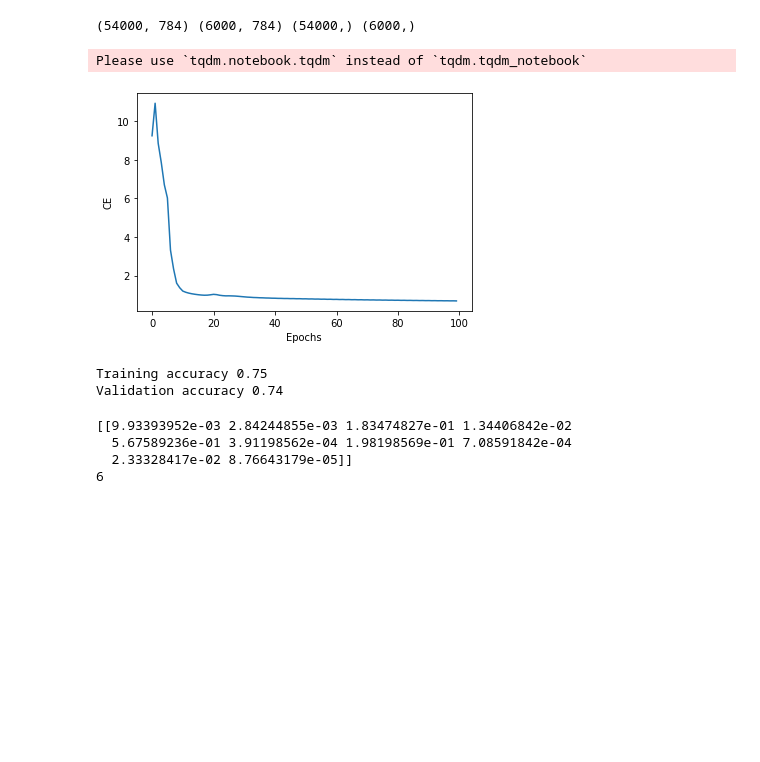
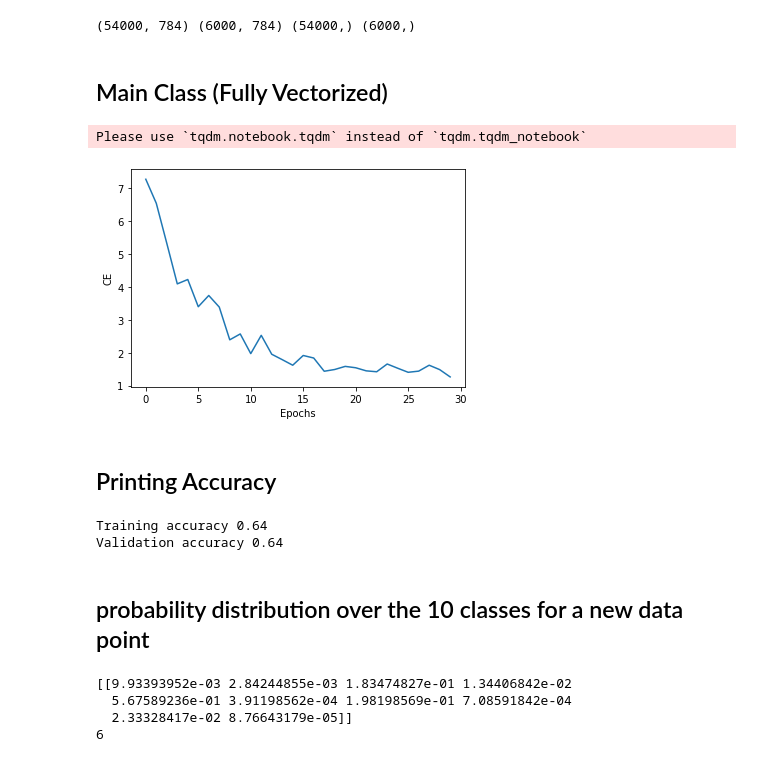
Before and after one commit to ashokkumarthota/Deep-Learning, a Jupyter notebook: ASHOK KUMAR THOTA CS21M009/2ND QUESTION (FFNN).ipynb, the cells around one changed output. Drawn from its saved outputs; the diff is of its cells as text; code cells hidden in the pictures; blank space fills up the shorter version.

```diff
--- a/ASHOK KUMAR THOTA CS21M009/2ND QUESTION (FFNN).ipynb
+++ b/ASHOK KUMAR THOTA CS21M009/2ND QUESTION (FFNN).ipynb
@@ -52,6 +49,8 @@ print(y_train1.shape, y_test1.shape)
 print(x_train.shape,x_test.shape,y_train.shape,y_test.shape)
 # %% [output]
 (54000, 784) (6000, 784) (54000,) (6000,)
+# %% [markdown]
+## Main Class (Fully Vectorized)
 # %%
 class FFSN_MultiClass:
 
@@ -72,15 +71,15 @@ class FFSN_MultiClass:
 
   def softmax(self, x):
     exps = np.exp(x)
-    return exps / np.sum(exps)
+    return exps / np.sum(exps, axis=1).reshape(-1,1) #np.sum(exps)
 
   def forward_pass(self, x):
     self.A = {}
     self.H = {}
-    self.H[0] = x.reshape(1, -1)
+    self.H[0] = x#x.reshape(1, -1)  H[0]=56000*784
     for i in range(self.nh):
-      self.A[i+1] = np.matmul(self.H[i], self.W[i+1]) + self.B[i+1]
-      self.H[i+1] = self.sigmoid(self.A[i+1])
+      self.A[i+1] = np.matmul(self.H[i], self.W[i+1]) + self.B[i+1] # H[i]=56000*784 W=784*32-> 56000*32 + 1*32= 56000*32
+      self.H[i+1] = self.sigmoid(self.A[i+1]) #A-56000*32
     self.A[self.nh+1] = np.matmul(self.H[self.nh], self.W[self.nh+1]) + self.B[self.nh+1]
     self.H[self.nh+1] = self.softmax(self.A[self.nh+1])
     return self.H[self.nh+1]
@@ -103,16 +102,16 @@ class FFSN_MultiClass:
     return yl
 
   def grad(self, x, y):
-    self.forward_pass(x)
+    self.forward_pass(x) #x-56000
     self.dW = {}
     self.dB = {}
     self.dH = {}
     self.dA = {}
     L = self.nh + 1
-    self.dA[L] = (self.H[L] - y)
+    self.dA[L] = (self.H[L] - y) #y-56000*10 H-56000*10
     for k in range(L, 0, -1):
       self.dW[k] = np.matmul(self.H[k-1].T, self.dA[k])
-      self.dB[k] = self.dA[k]
+      self.dB[k] = np.sum(self.dA[k],axis=0).reshape(1,-1)
       self.dH[k-1] = np.matmul(self.dA[k], self.W[k].T)
       self.dA[k-1] = np.multiply(self.dH[k-1], self.grad_sigmoid(self.H[k-1]))
 
@@ -127,21 +126,12 @@ class FFSN_MultiClass:
         self.B[i+1] = np.zeros((1, self.sizes[i+1]))
 
     for epoch in tqdm_notebook(range(epochs), total=epochs, unit="epoch"):
-      dW = {}
-      dB = {}
-      for i in range(self.nh+1):
-        dW[i+1] = np.zeros((self.sizes[i], self.sizes[i+1]))
-        dB[i+1] = np.zeros((1, self.sizes[i+1]))
-      for x, y in zip(X, Y):
-        self.grad(x, y)
-        for i in range(self.nh+1):
-          dW[i+1] += self.dW[i+1]
-          dB[i+1] += self.dB[i+1]
+      self.grad(X, Y) # x-56000*784 y-56000*10
 
       m = X.shape[0]
       for i in range(self.nh+1):
-        self.W[i+1] -= learning_rate * (dW[i+1]/m)
-        self.B[i+1] -= learning_rate * (dB[i+1]/m)
+        self.W[i+1] -= learning_rate * (self.dW[i+1]/m)
+        self.B[i+1] -= learning_rate * (self.dB[i+1]/m)
 
       if display_loss:
         Y_pred = self.predict(X)
@@ -153,11 +143,13 @@ class FFSN_MultiClass:
       plt.ylabel('CE')
       plt.show()
 # %%
-ffsn_multi = FFSN_MultiClass(784,10,[32]) #in the 3rd parameter we can add how many layers we want and size of each layer
-ffsn_multi.fit(x_train,y_train1,epochs=100,learning_rate=.1,display_loss=True)
+ffsn_multi = FFSN_MultiClass(784,10,[128]) #in the 3rd parameter we can add how many layers we want and size of each layer
+ffsn_multi.fit(x_train,y_train1,epochs=30,learning_rate=1,display_loss=True)
 # %% [output]
 Please use `tqdm.notebook.tqdm` instead of `tqdm.tqdm_notebook`
-[figure, old version]
+[figure, new version]
+# %% [markdown]
+## Printing Accuracy
 # %%
 Y_pred_train = ffsn_multi.predict(x_train)
 Y_pred_train = np.argmax(Y_pred_train,1)
@@ -172,8 +164,10 @@ accuracy_val = accuracy_score(Y_pred_val, y_test)
 print("Training accuracy", round(accuracy_train, 2))
 print("Validation accuracy", round(accuracy_val, 2))
 # %% [output]
-Training accuracy 0.75
-Validation accuracy 0.74
+Training accuracy 0.64
+Validation accuracy 0.64
+# %% [markdown]
+## probability distribution over the 10 classes for a new data point
 # %%
 print(ffsn_multi.forward_pass(x_train[0])) #if we pass a new element (image) we will get probability distribution over the 10 classes.
 print(y_train[0])
```
Also changed, not shown: parts of 7 cells of this notebook.
